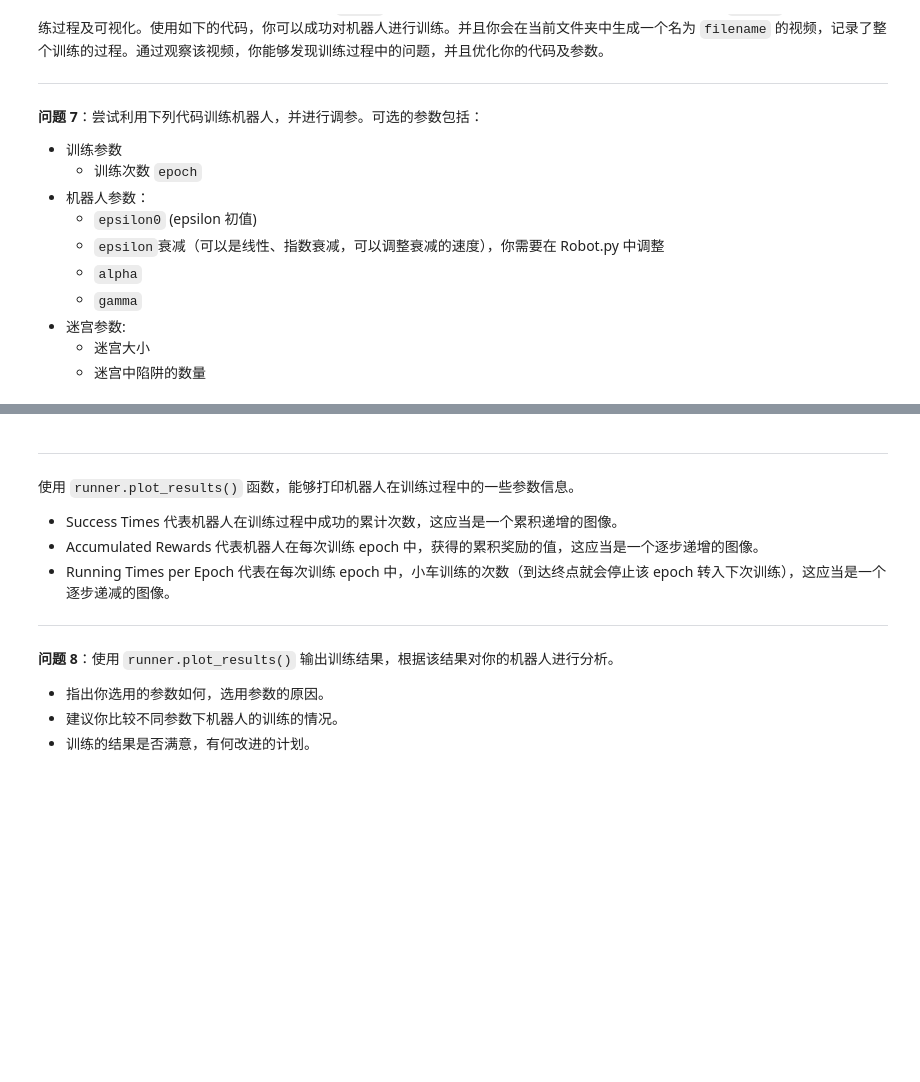
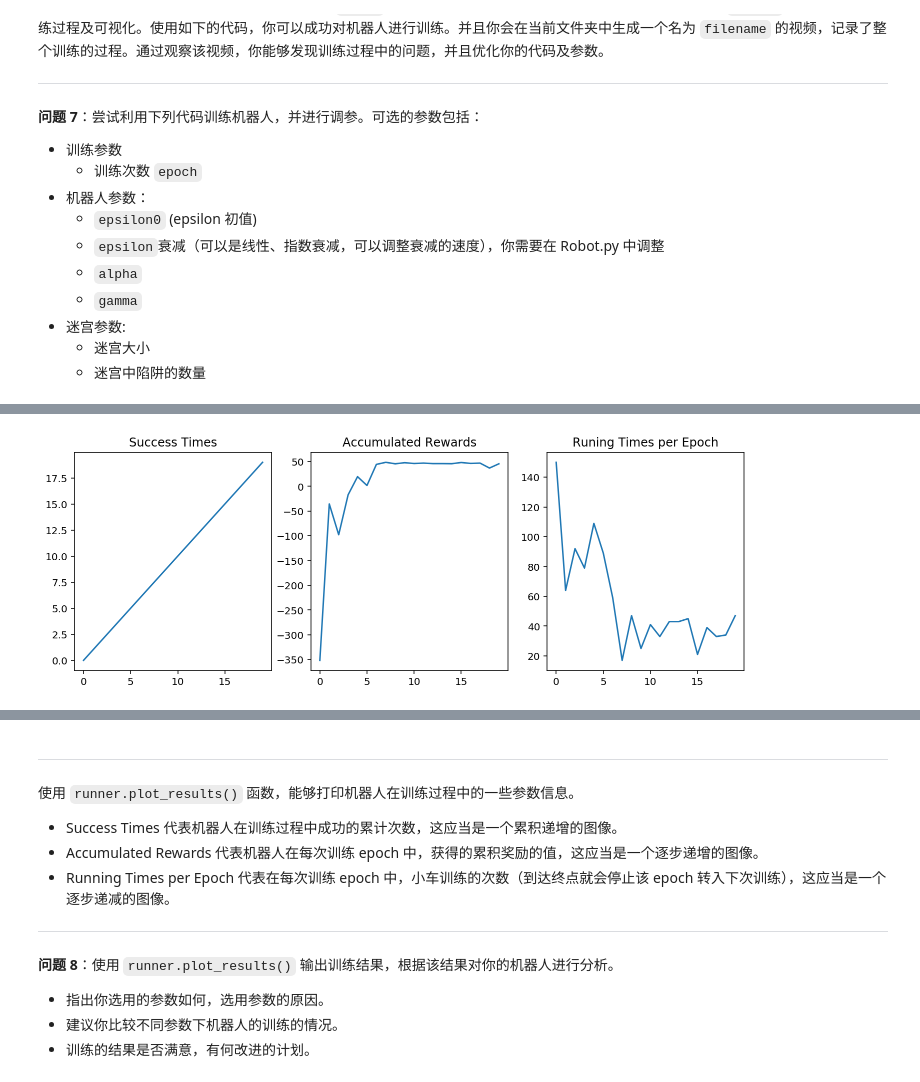
Before and after one commit to hahajing123/robot_maze, a Jupyter notebook: robot_maze.ipynb, the cells around one changed output, grey strips where cells are left out. Saved outputs shown, nothing was run; the diff lists cells and outputs as text; code cells hidden in the pictures; blank space fills up the shorter version.

```diff
--- a/robot_maze.ipynb
+++ b/robot_maze.ipynb
@@ -312,0 +310,20 @@ choose_action highest
+# %%
+epsilon0 = 0.3
+alpha = 0.1
+gamma = 0.9
+
+maze_size = (6,6)
+trap_number = 1
+
+#from Runner import Runner
+#g = Maze(maze_size=maze_size,trap_number=trap_number)
+
+r = Robot(g,alpha=alpha, epsilon0=epsilon0, gamma=gamma)
+#print(r.destination)
+r.set_status(learning=True)
+from Runner import Runner
+runner = Runner(r, g)
+runner.run_training(epoch, display_direction=True)
+runner.plot_results()
+# %% [output]
+[figure, added]
```
Also changed, not shown: parts of 12 cells of this notebook, 2 other files.
